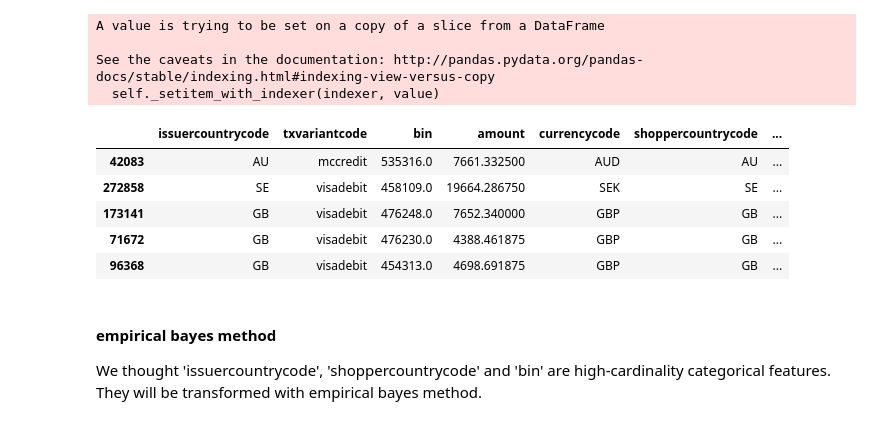
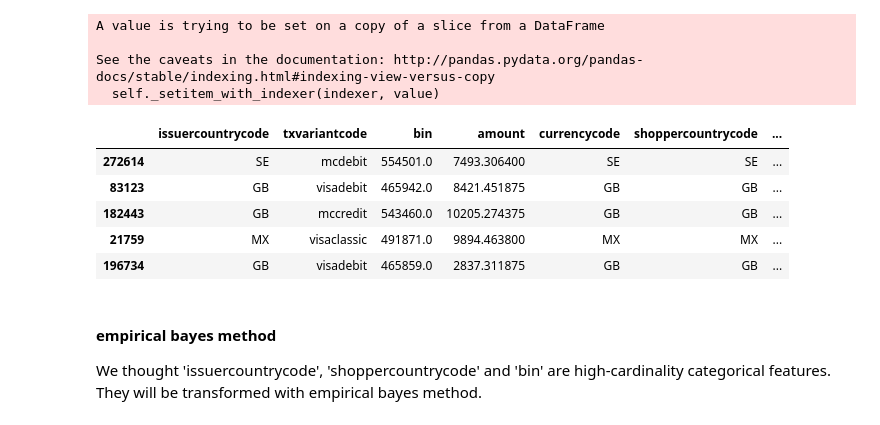
Before and after one commit to zhongshj/creditcardflaud, a Jupyter notebook: whitebox.ipynb, the cells around one changed output. Cells and saved outputs as stored; diff of their text form; code cells hidden in the pictures.

```diff
--- a/whitebox.ipynb
+++ b/whitebox.ipynb
@@ -30,42 +30,64 @@ df['amount'].ix[df['currencycode'] == 'NZD'] = df['amount'].ix[df['currencycode'
 df['amount'].ix[df['currencycode'] == 'GBP'] = df['amount'].ix[df['currencycode'] == 'GBP'] * 1.292625
 df['amount'].ix[df['currencycode'] == 'SEK'] = df['amount'].ix[df['currencycode'] == 'SEK'] * 0.112851
 
+# change currency code to make it comparable
+df['currencycode'].ix[df['currencycode'] == 'MXN'] = 'MX'
+df['currencycode'].ix[df['currencycode'] == 'AUD'] = 'AU'
+df['currencycode'].ix[df['currencycode'] == 'NZD'] = 'NZ'
+df['currencycode'].ix[df['currencycode'] == 'GBP'] = 'GB'
+df['currencycode'].ix[df['currencycode'] == 'SEK'] = 'SE'
+
 # deal with 'nan'
 df['issuercountrycode'].fillna('other',inplace=True)
 df['shoppercountrycode'].fillna('other',inplace=True)
 df['bin'].fillna(1,inplace=True)
 
 # drop 'Refused'
 df = df[df['simple_journal'] != 'Refused']
 df['simple_journal'].ix[df['simple_journal'] == 'Settled'] = 1
 df['simple_journal'].ix[df['simple_journal'] == 'Chargeback'] = 0
 
 # verificationcodesupplied True:1, False:0, unknown:2
 df['cardverificationcodesupplied'].ix[df['cardverificationcodesupplied'] == True] = 1
 df['cardverificationcodesupplied'].ix[df['cardverificationcodesupplied'] == False] = 0
 df['cardverificationcodesupplied'].fillna(2,inplace=True)
 
 # extract weekday and hour from creationdate
 df['creationdate'] = pd.to_datetime(df['creationdate'])
 df['cweekday'] = df['creationdate'].dt.weekday_name
 df['chour'] = df['creationdate'].dt.hour
 df['chour'].apply(pd.to_numeric)
 
+# create issue_shopper
+df['issue_shopper'] = df['issuercountrycode'] == df['shoppercountrycode']
+df['issue_shopper'].ix[df['issue_shopper'] == True] = 1.0
+df['issue_shopper'].ix[df['issue_shopper'] == False] = 0.0
+
+# create issue_currency
+df['issue_currency'] = df['issuercountrycode'] == df['currencycode']
+df['issue_currency'].ix[df['issue_currency'] == True] = 1.0
+df['issue_currency'].ix[df['issue_currency'] == False] = 0.0
+
+# create shopper_currency
+df['shopper_currency'] = df['shoppercountrycode'] == df['currencycode']
+df['shopper_currency'].ix[df['shopper_currency'] == True] = 1.0
+df['shopper_currency'].ix[df['shopper_currency'] == False] = 0.0
+
 # drop features
 df = df.drop(['txid', 'bookingdate', 'creationdate', 'mail_id', 'ip_id', 'card_id'], axis=1)
 
 df.sample(5)
 # %% [output]
 A value is trying to be set on a copy of a slice from a DataFrame
 
 See the caveats in the documentation: http://pandas.pydata.org/pandas-docs/stable/indexing.html#indexing-view-versus-copy
   self._setitem_with_indexer(indexer, value)
 |  | issuercountrycode | txvariantcode | bin | amount | currencycode | shoppercountrycode | ... |
-| 42083 | AU | mccredit | 535316.0 | 7661.332500 | AUD | AU | ... |
-| 272858 | SE | visadebit | 458109.0 | 19664.286750 | SEK | SE | ... |
-| 173141 | GB | visadebit | 476248.0 | 7652.340000 | GBP | GB | ... |
-| 71672 | GB | visadebit | 476230.0 | 4388.461875 | GBP | GB | ... |
-| 96368 | GB | visadebit | 454313.0 | 4698.691875 | GBP | GB | ... |
+| 272614 | SE | mcdebit | 554501.0 | 7493.306400 | SE | SE | ... |
+| 83123 | GB | visadebit | 465942.0 | 8421.451875 | GB | GB | ... |
+| 182443 | GB | mccredit | 543460.0 | 10205.274375 | GB | GB | ... |
+| 21759 | MX | visaclassic | 491871.0 | 9894.463800 | MX | MX | ... |
+| 196734 | GB | visadebit | 465859.0 | 2837.311875 | GB | GB | ... |
 # %% [markdown]
 #### empirical bayes method
 We thought 'issuercountrycode', 'shoppercountrycode' and 'bin' are high-cardinality categorical features. They will be transformed with empirical bayes method.
```
Also changed, not shown: parts of 7 cells of this notebook, 1 other file.
